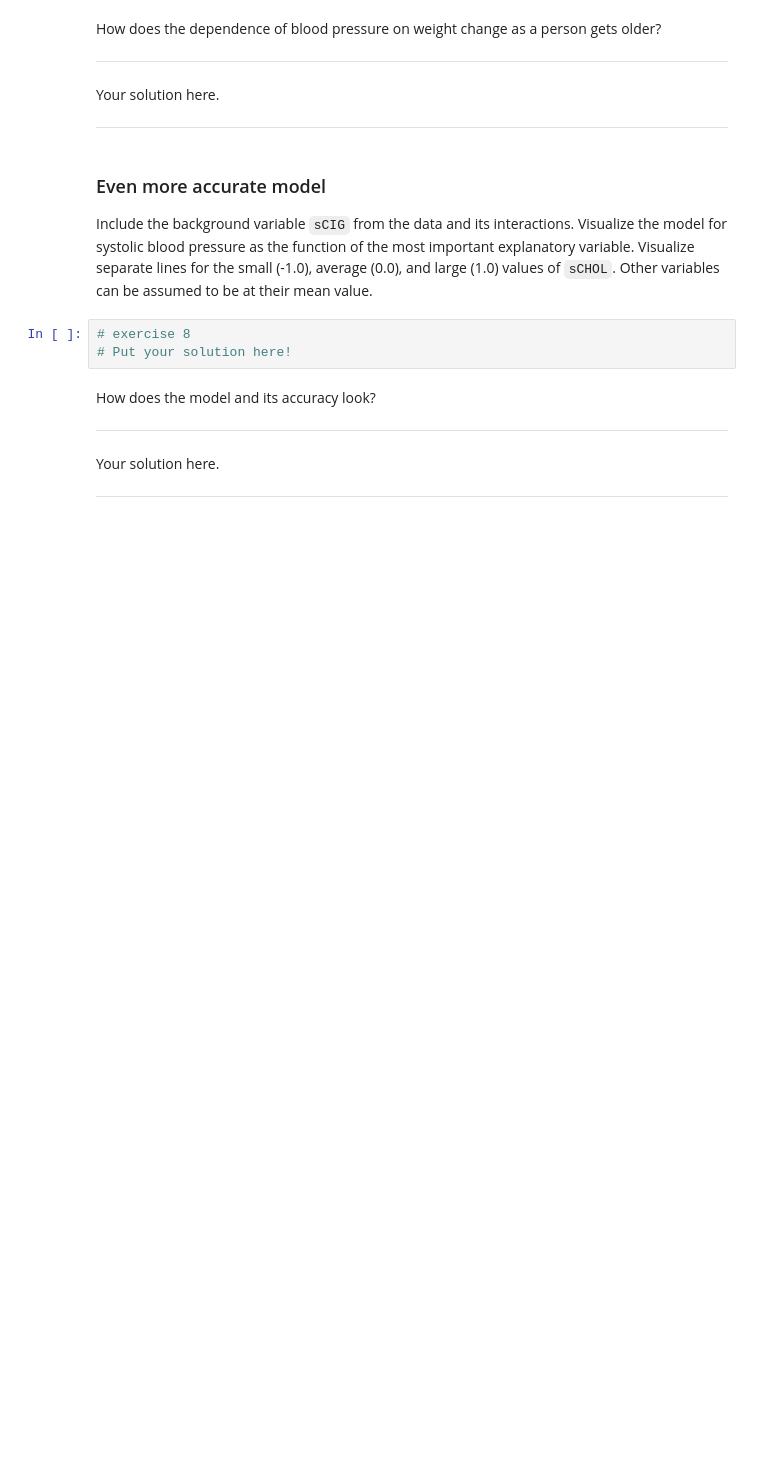
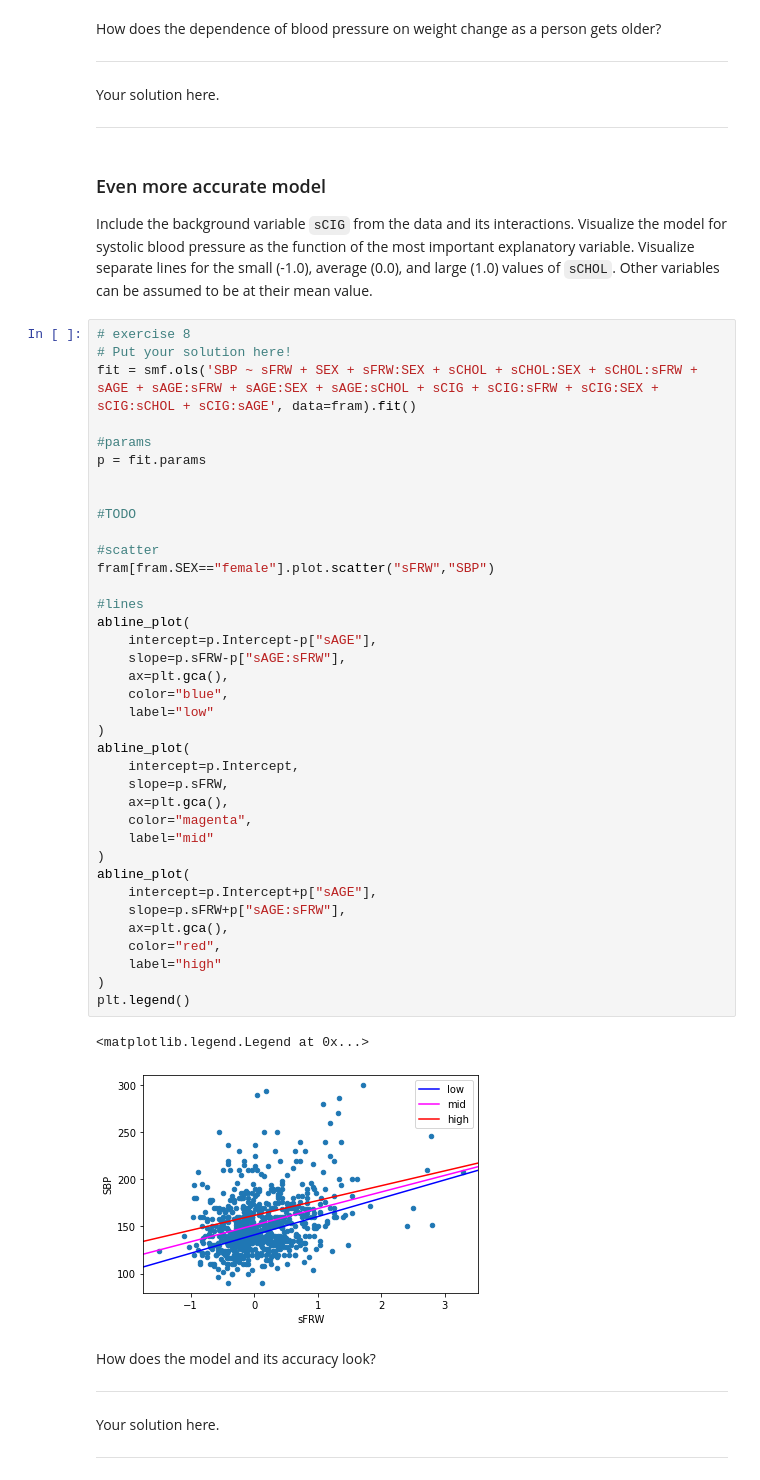
Before and after one commit to nyksy/data-analysis-with-python-2021, a Jupyter notebook: part08/src/project_notebook_regression_analysis.ipynb, the cells around one changed output. Drawn from its saved outputs; the diff is of its cells as text; blank space fills up the shorter version.

```diff
--- a/part08/src/project_notebook_regression_analysis.ipynb
+++ b/part08/src/project_notebook_regression_analysis.ipynb
@@ -132,9 +158,46 @@ Your solution here.
 ### Even more accurate model
 
 Include the background variable `sCIG` from the data and its interactions. Visualize the model for systolic blood pressure as the function of the most important explanatory variable. Visualize separate lines for the small (-1.0), average (0.0), and large (1.0) values of `sCHOL`. Other variables can be assumed to be at their mean value.
-# %%
-# exercise 8
-# Put your solution here!
+# %%
+# exercise 8
+# Put your solution here!
+fit = smf.ols('SBP ~ sFRW + SEX + sFRW:SEX + sCHOL + sCHOL:SEX + sCHOL:sFRW + sAGE + sAGE:sFRW + sAGE:SEX + sAGE:sCHOL + sCIG + sCIG:sFRW + sCIG:SEX + sCIG:sCHOL + sCIG:sAGE', data=fram).fit()
+
+#params
+p = fit.params
+
+
+#TODO
+
+#scatter
+fram[fram.SEX=="female"].plot.scatter("sFRW","SBP")
+
+#lines
+abline_plot(
+    intercept=p.Intercept-p["sAGE"],
+    slope=p.sFRW-p["sAGE:sFRW"],
+    ax=plt.gca(),
+    color="blue",
+    label="low"
+)
+abline_plot(
+    intercept=p.Intercept,
+    slope=p.sFRW,
+    ax=plt.gca(),
+    color="magenta",
+    label="mid"
+)
+abline_plot(
+    intercept=p.Intercept+p["sAGE"],
+    slope=p.sFRW+p["sAGE:sFRW"],
+    ax=plt.gca(),
+    color="red",
+    label="high"
+)
+plt.legend()
+# %% [output]
+<matplotlib.legend.Legend at 0x...>
+[figure, added]
 # %% [markdown]
 How does the model and its accuracy look?
 
```
Also changed, not shown: parts of 13 cells of this notebook.
